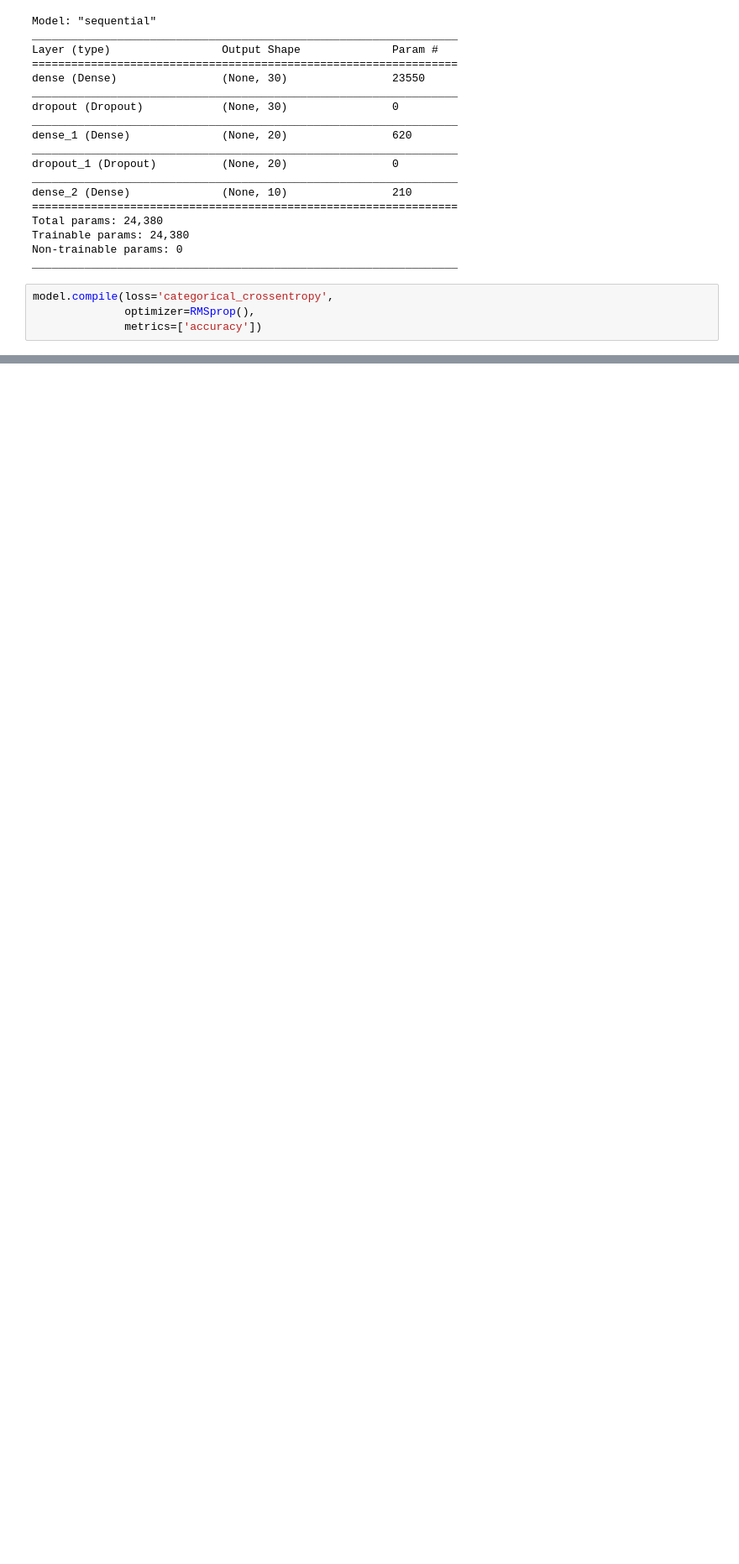
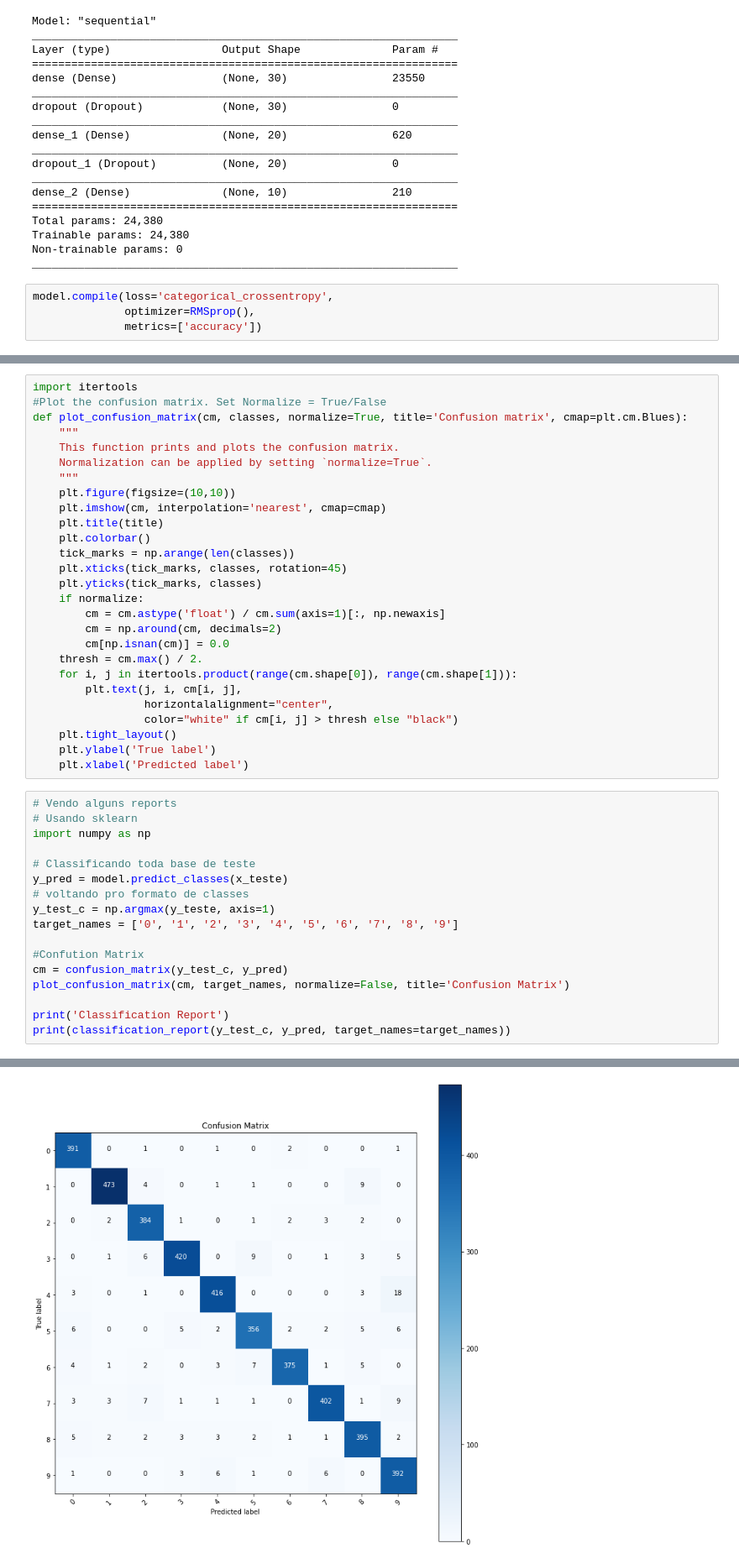
Before and after one commit to andrade-lcs/python_machine_learning, a Jupyter notebook: MPL_keras.ipynb, the cells around one changed output, grey strips where cells are left out. Shown at 84% size. Drawn from its saved outputs; the diff is of its cells as text; blank space fills up the shorter version.

```diff
--- a/MPL_keras.ipynb
+++ b/MPL_keras.ipynb
@@ -168,0 +178,45 @@ Test accuracy: 0.9516666531562805
+# %%
+import itertools
+#Plot the confusion matrix. Set Normalize = True/False
+def plot_confusion_matrix(cm, classes, normalize=True, title='Confusion matrix', cmap=plt.cm.Blues):
+    """
+    This function prints and plots the confusion matrix.
+    Normalization can be applied by setting `normalize=True`.
+    """
+    plt.figure(figsize=(10,10))
+    plt.imshow(cm, interpolation='nearest', cmap=cmap)
+    plt.title(title)
+    plt.colorbar()
+    tick_marks = np.arange(len(classes))
+    plt.xticks(tick_marks, classes, rotation=45)
+    plt.yticks(tick_marks, classes)
+    if normalize:
+        cm = cm.astype('float') / cm.sum(axis=1)[:, np.newaxis]
+        cm = np.around(cm, decimals=2)
+        cm[np.isnan(cm)] = 0.0
+    thresh = cm.max() / 2.
+    for i, j in itertools.product(range(cm.shape[0]), range(cm.shape[1])):
+        plt.text(j, i, cm[i, j],
+                 horizontalalignment="center",
+                 color="white" if cm[i, j] > thresh else "black")
+    plt.tight_layout()
+    plt.ylabel('True label')
+    plt.xlabel('Predicted label')
+# %%
+# Vendo alguns reports
+# Usando sklearn
+import numpy as np
+
+# Classificando toda base de teste
+y_pred = model.predict_classes(x_teste)
+# voltando pro formato de classes
+y_test_c = np.argmax(y_teste, axis=1)
+target_names = ['0', '1', '2', '3', '4', '5', '6', '7', '8', '9']
+
+#Confution Matrix
+cm = confusion_matrix(y_test_c, y_pred)
+plot_confusion_matrix(cm, target_names, normalize=False, title='Confusion Matrix')
+
+print('Classification Report')
+print(classification_report(y_test_c, y_pred, target_names=target_names))
+# %% [output]
@@ -168,0 +240 @@ Test accuracy: 0.9516666531562805
+[figure, added]
```
Also changed, not shown: parts of 5 cells of this notebook.
